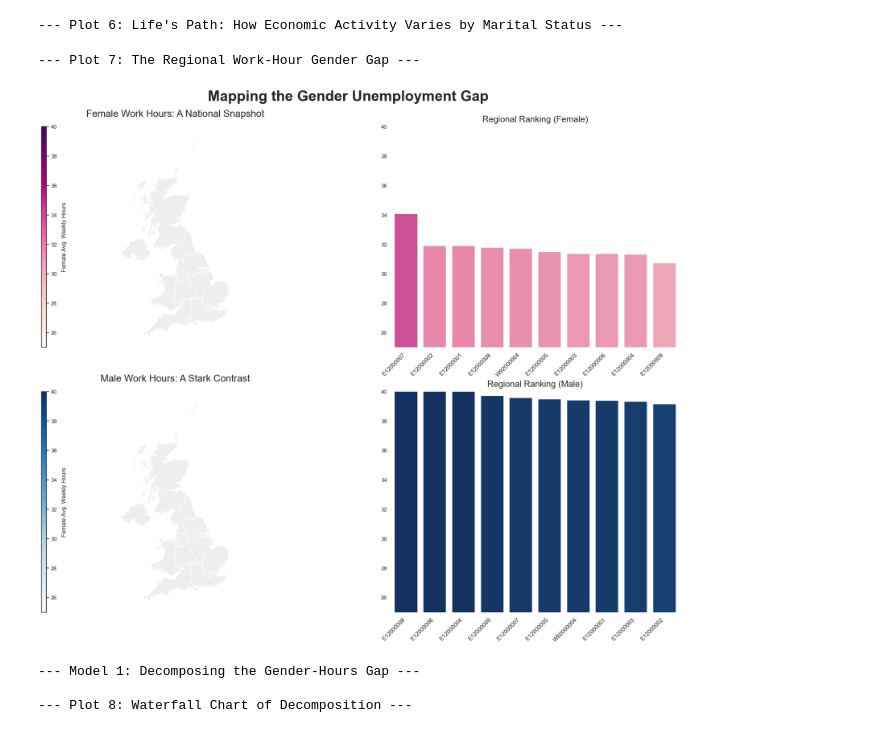
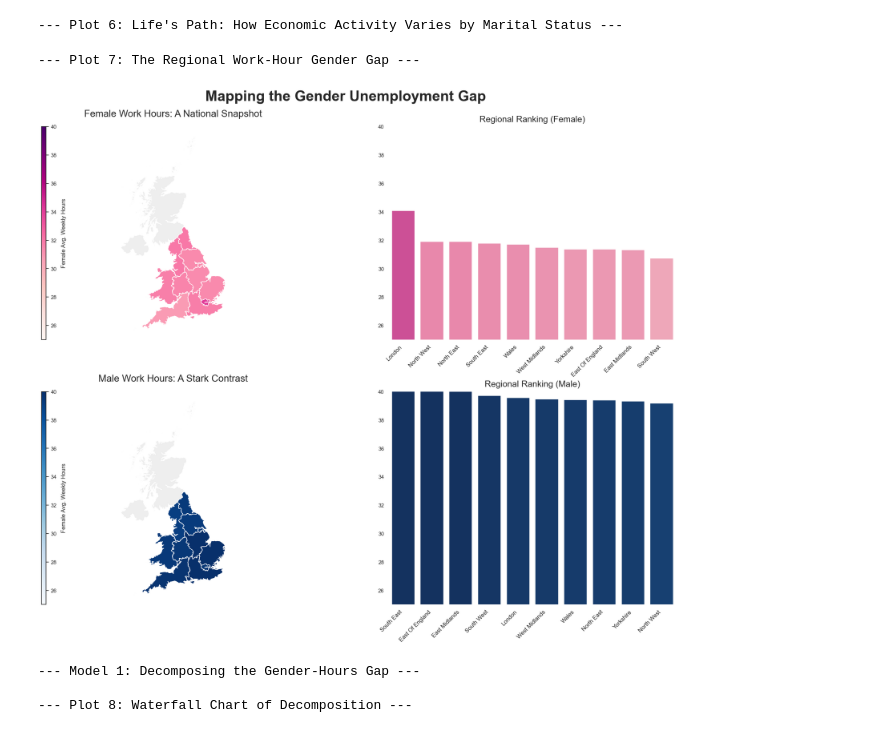
Before and after one commit to sken2002/mind-the-gender-gap-uk-census-analysis, a Jupyter notebook: Group 2 Final Assignment.ipynb, the cells around one changed output. Cells and saved outputs as stored; diff of their text form; code cells hidden in the pictures.

Commit message:
Changes to Code Block 5
Variable name standaradisation in code block 5

```diff
--- a/Group 2 Final Assignment.ipynb
+++ b/Group 2 Final Assignment.ipynb
@@ -315,10 +315,10 @@ fig_marital.show()
 --- Plot 6: Life's Path: How Economic Activity Varies by Marital Status ---
 # %%
 # --- Prep Data for Geospatial Plots ---
-avg_hours_female = df_working_pop[df_working_pop['sex'] == 'Female'].groupby('region')['hours_numeric'].mean().reset_index(name='Avg_Hours_Worked')
+avg_hours_female = df_working_pop[df_working_pop['sex'] == 'Female'].groupby('region_label')['hours_numeric'].mean().reset_index(name='Avg_Hours_Worked')
 avg_hours_female = avg_hours_female.sort_values('Avg_Hours_Worked', ascending=False)
 
-avg_hours_male = df_working_pop[df_working_pop['sex'] == 'Male'].groupby('region')['hours_numeric'].mean().reset_index(name='Avg_Hours_Worked')
+avg_hours_male = df_working_pop[df_working_pop['sex'] == 'Male'].groupby('region_label')['hours_numeric'].mean().reset_index(name='Avg_Hours_Worked')
 avg_hours_male = avg_hours_male.sort_values('Avg_Hours_Worked', ascending=False)
 
 # --- Load Shapefile ---
@@ -328,8 +328,8 @@ gdf['Region_Name'] = gdf['nuts118nm'].str.replace(' \(England\)', '', regex=True
 gdf['Region_Name'] = gdf['Region_Name'].str.replace('Yorkshire And The Humber', 'Yorkshire')
 
 # --- Merge Spatial and Aggregated Data ---
-merged_female_hours = gdf.merge(avg_hours_female, left_on='Region_Name', right_on='region', how='left')
-merged_male_hours = gdf.merge(avg_hours_male, left_on='Region_Name', right_on='region', how='left')
+merged_female_hours = gdf.merge(avg_hours_female, left_on='Region_Name', right_on='region_label', how='left')
+merged_male_hours = gdf.merge(avg_hours_male, left_on='Region_Name', right_on='region_label', how='left')
 
 # --- Define Shared Scales for Comparison ---
 shared_norm = plt.Normalize(vmin=25, vmax=40)
@@ -386,36 +386,36 @@ merged_male_hours.dropna(subset=['Avg_Hours_Worked']).plot(
 )
 ax_map2.set_title('Male Work Hours: A Stark Contrast', fontsize=20, pad=10)
 ax_map2.set_axis_off()
 ax_map2.set_aspect('equal')
 
 # --- Female Bar ---
 ax_bar1 = axes[0, 1]
-sns.barplot(data=avg_hours_female, x='region', y='Avg_Hours_Worked', ax=ax_bar1, palette=female_bar_colors)
+sns.barplot(data=avg_hours_female, x='region_label', y='Avg_Hours_Worked', ax=ax_bar1, palette=female_bar_colors)
 ax_bar1.set_title('Regional Ranking (Female)', fontsize=18, pad=10)
 ax_bar1.set_ylabel('')
 ax_bar1.set_xlabel('')
 ax_bar1.set_ylim(shared_ylim)
 ax_bar1.tick_params(axis='both', which='both', left=False, bottom=False)
 plt.setp(ax_bar1.get_xticklabels(), rotation=45, ha='right', fontsize=12)
 sns.despine(ax=ax_bar1, left=True, bottom=True, right=True, top=True)
 
 # --- Male Bar ---
 ax_bar2 = axes[1, 1]
-sns.barplot(data=avg_hours_male, x='region', y='Avg_Hours_Worked', ax=ax_bar2, palette=male_bar_colors)
+sns.barplot(data=avg_hours_male, x='region_label', y='Avg_Hours_Worked', ax=ax_bar2, palette=male_bar_colors)
 ax_bar2.set_title('Regional Ranking (Male)', fontsize=18, pad=10)
 ax_bar2.set_ylabel('')
 ax_bar2.set_xlabel('')
 ax_bar2.set_ylim(shared_ylim)
 ax_bar2.tick_params(axis='both', which='both', left=False, bottom=False)
 plt.setp(ax_bar2.get_xticklabels(), rotation=45, ha='right', fontsize=12)
 sns.despine(ax=ax_bar2, left=True, bottom=True, right=True, top=True)
 
 fig.suptitle('Mapping the Gender Unemployment Gap', fontsize=30, x=0.60, y=1.0, fontweight='bold')
 plt.tight_layout(pad=0.5,w_pad=10.0)
 plt.show()
 # %% [output]
 --- Plot 7: The Regional Work-Hour Gender Gap ---
-[figure, old version]
+[figure, new version]
 # %%
 # --- Model 1: Oaxaca-Blinder Decomposition ---
 print("\n--- Model 1: Decomposing the Gender-Hours Gap ---")
```
Also changed, not shown: 1 other file.
